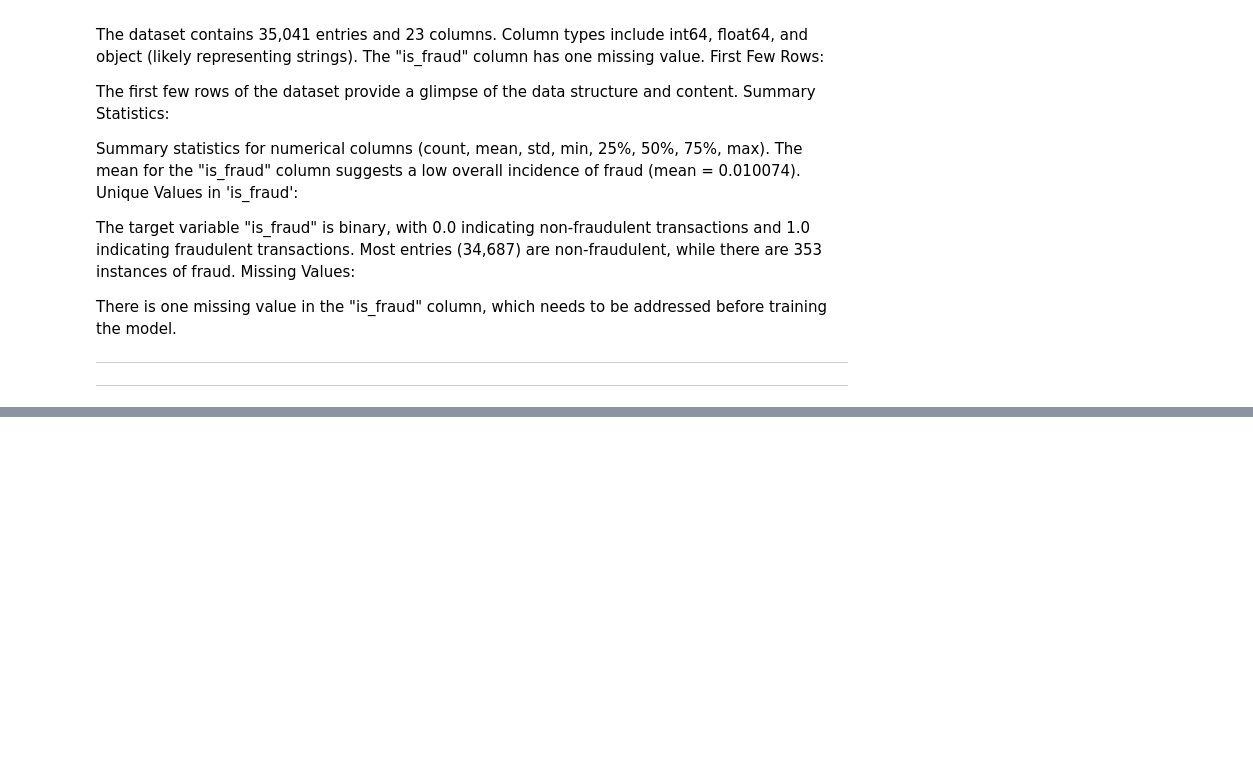
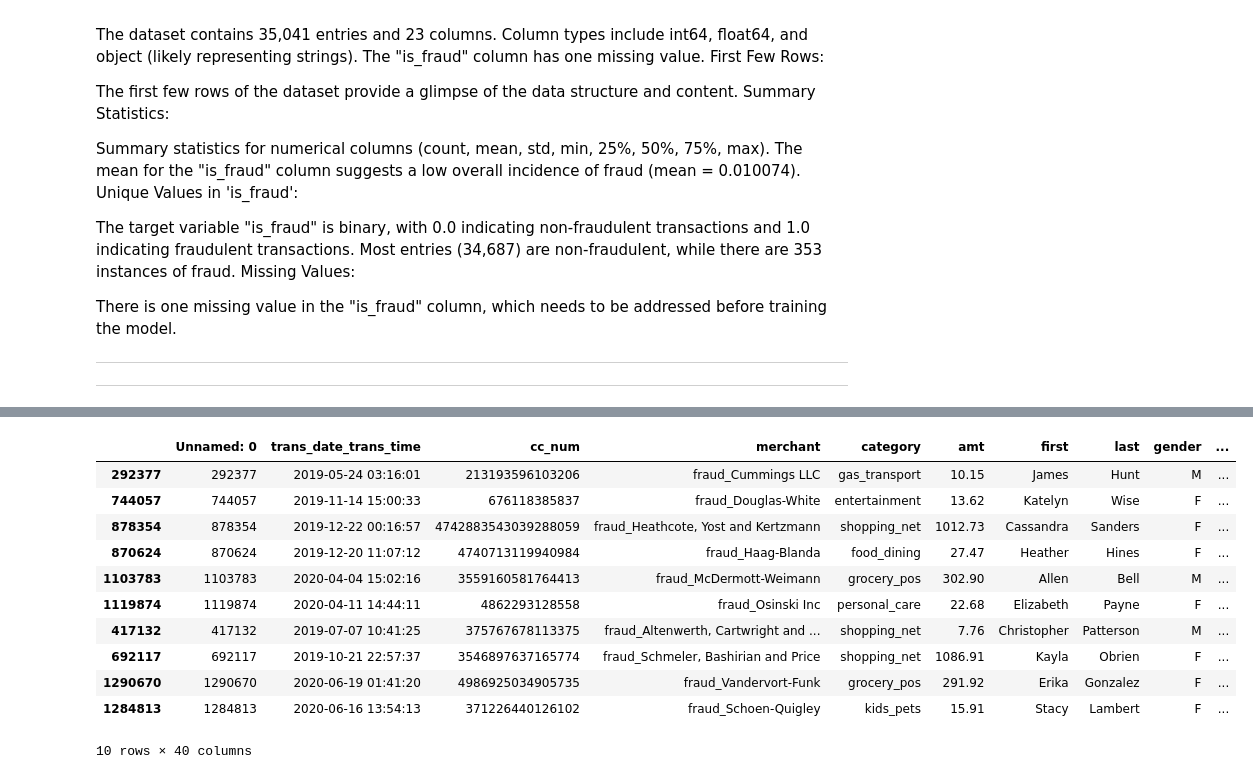
Before and after one commit to IsmailOtukoya/CreditCard-Fraud-Detection-, a Jupyter notebook: CreditCard_Fraud_Detection.ipynb, the cells around one changed output, grey strips where cells are left out. Drawn from its saved outputs; the diff is of its cells as text; code cells hidden in the pictures; blank space fills up the shorter version.

```diff
--- a/CreditCard_Fraud_Detection.ipynb
+++ b/CreditCard_Fraud_Detection.ipynb
@@ -254,0 +194,35 @@ print(df[['merch_lat', 'merch_long', 'merchant_location']])
+# %%
+# Sort DataFrame by 'trans_date_trans_time'
+df = df.sort_values(by='trans_date_trans_time')
+
+df["customer_num_transactions_1_day"] = df.groupby(
+    "cc_num"
+).apply(
+    lambda x: x[["trans_date_trans_time", "amt"]].rolling("1d", on="trans_date_trans_time").count()
+)[
+    "amt"
+]
+df["customer_num_transactions_7_day"] = df.groupby(
+    "cc_num"
+).apply(
+    lambda x: x[["trans_date_trans_time", "amt"]].rolling("7d", on="trans_date_trans_time").count()
+)[
+    "amt"
+]
+df["customer_num_transactions_30_day"] = df.groupby(
+    "cc_num"
+).apply(
+    lambda x: x[["trans_date_trans_time", "amt"]].rolling("30d", on="trans_date_trans_time").count()
+)[
+    "amt"
+]
+
+df["customer_avg_amount_1_day"] = df.groupby("cc_num").apply(
+    lambda x: x[["trans_date_trans_time", "amt"]].rolling("1d", on="trans_date_trans_time").mean()
+)["amt"]
+df["customer_avg_amount_7_day"] = df.groupby("cc_num").apply(
+    lambda x: x[["trans_date_trans_time", "amt"]].rolling("7d", on="trans_date_trans_time").mean()
+)["amt"]
+df["customer_avg_amount_30_day"] = df.groupby("cc_num").apply(
+    lambda x: x[["trans_date_trans_time", "amt"]].rolling("30d", on="trans_date_trans_time").mean()
+)["amt"]
@@ -256,0 +393,21 @@ df.head()
+# %%
+pd.concat(
+    # show some fraudulent and non-fraudulent transactions
+    [
+        df[df["is_fraud"] == 1].sample(5, random_state=0),
+        df[df["is_fraud"] == 0].sample(5, random_state=0),
+    ]
+).sample(10, random_state=0)
+# %% [output]
+|  | Unnamed: 0 | trans_date_trans_time | cc_num | merchant | category | amt | first | last | gender | ... |
+| 292377 | 292377 | 2019-05-24 03:16:01 | 213193596103206 | fraud_Cummings LLC | gas_transport | 10.15 | James | Hunt | M | ... |
+| 744057 | 744057 | 2019-11-14 15:00:33 | 676118385837 | fraud_Douglas-White | entertainment | 13.62 | Katelyn | Wise | F | ... |
+| 878354 | 878354 | 2019-12-22 00:16:57 | 4742883543039288059 | fraud_Heathcote, Yost and Kertzmann | shopping_net | 1012.73 | Cassandra | Sanders | F | ... |
+| 870624 | 870624 | 2019-12-20 11:07:12 | 4740713119940984 | fraud_Haag-Blanda | food_dining | 27.47 | Heather | Hines | F | ... |
+| 1103783 | 1103783 | 2020-04-04 15:02:16 | 3559160581764413 | fraud_McDermott-Weimann | grocery_pos | 302.90 | Allen | Bell | M | ... |
+| 1119874 | 1119874 | 2020-04-11 14:44:11 | 4862293128558 | fraud_Osinski Inc | personal_care | 22.68 | Elizabeth | Payne | F | ... |
+| 417132 | 417132 | 2019-07-07 10:41:25 | 375767678113375 | fraud_Altenwerth, Cartwright and ... | shopping_net | 7.76 | Christopher | Patterson | M | ... |
+| 692117 | 692117 | 2019-10-21 22:57:37 | 3546897637165774 | fraud_Schmeler, Bashirian and Price | shopping_net | 1086.91 | Kayla | Obrien | F | ... |
+| 1290670 | 1290670 | 2020-06-19 01:41:20 | 4986925034905735 | fraud_Vandervort-Funk | grocery_pos | 291.92 | Erika | Gonzalez | F | ... |
+| 1284813 | 1284813 | 2020-06-16 13:54:13 | 371226440126102 | fraud_Schoen-Quigley | kids_pets | 15.91 | Stacy | Lambert | F | ... |
+10 rows × 40 columns
```
Also changed, not shown: parts of 47 cells of this notebook.
